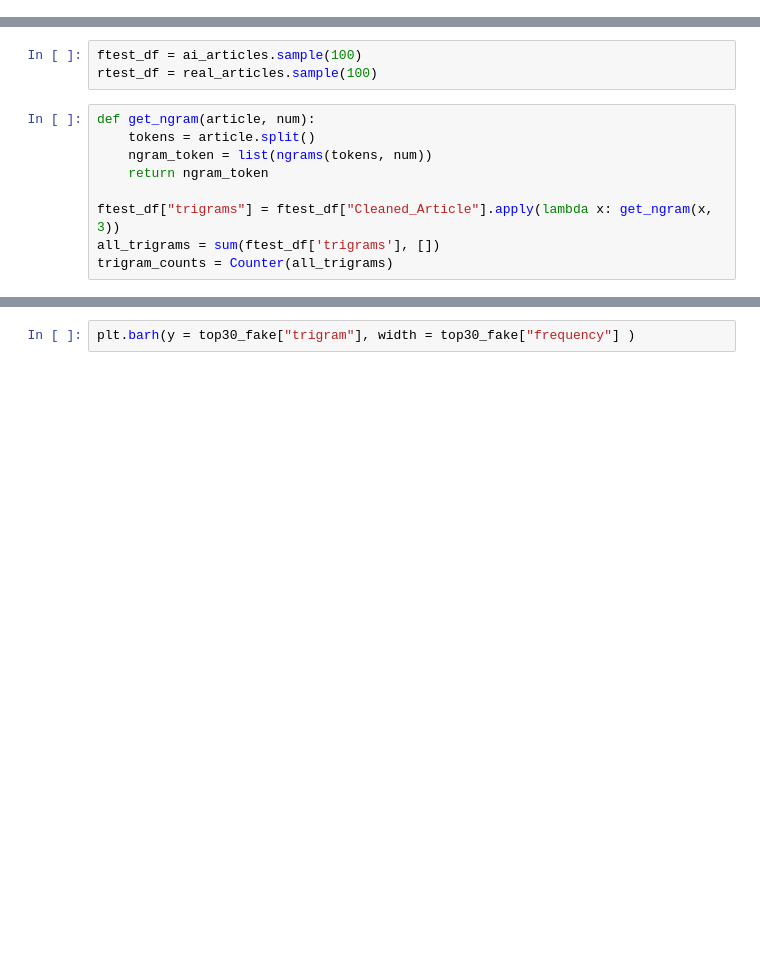
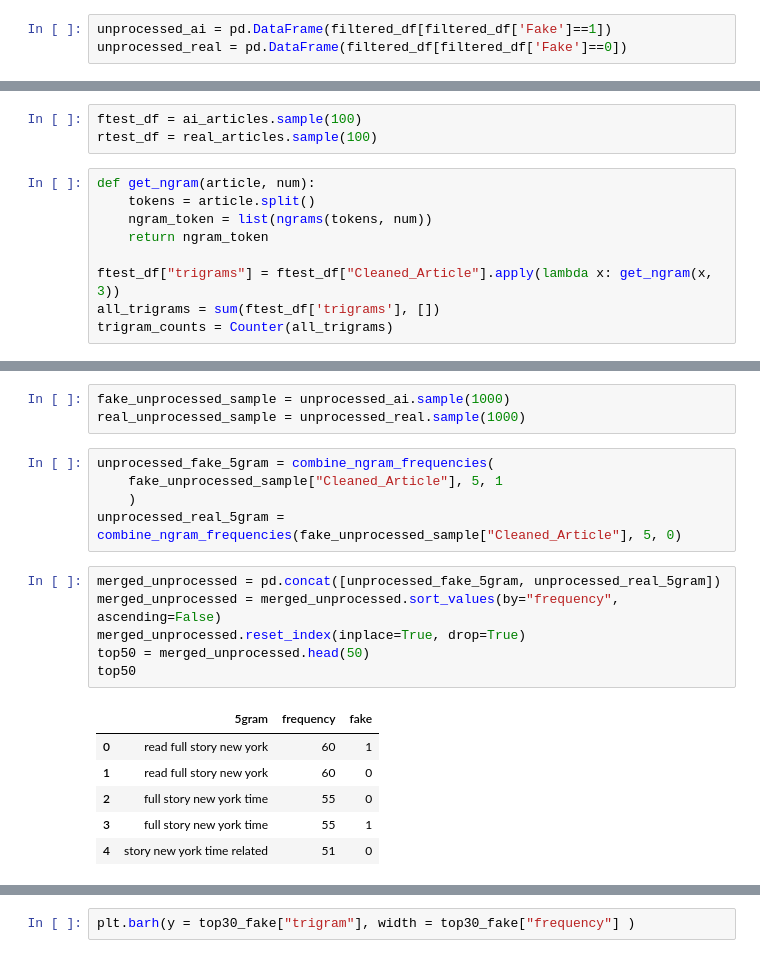
Before and after one commit to mekam790/ai4allc6g3, a Jupyter notebook: data_cleaning_ying.ipynb, the cells around one changed output, grey strips where cells are left out. Cells and saved outputs as stored; diff of their text form; blank space fills up the shorter version.

```diff
--- a/data_cleaning_ying.ipynb
+++ b/data_cleaning_ying.ipynb
@@ -103,6 +103,9 @@ print (f"Number of AI generated articles {sum(filtered_df['Fake'])}")
 The shape of the filtered data frame is: (17278, 2)
 Number of real articles 8618
 Number of AI generated articles 8660
+# %%
+unprocessed_ai = pd.DataFrame(filtered_df[filtered_df['Fake']==1])
+unprocessed_real = pd.DataFrame(filtered_df[filtered_df['Fake']==0])
 # %%
 def text_preprocessing(article):
     """
@@ -225,0 +282,21 @@ Counter({('new', 'york', 'city'): 29, ('new', 'york', 'time'): 26, ('read', 'ful
+# %%
+fake_unprocessed_sample = unprocessed_ai.sample(1000)
+real_unprocessed_sample = unprocessed_real.sample(1000)
+# %%
+unprocessed_fake_5gram = combine_ngram_frequencies(
+    fake_unprocessed_sample["Cleaned_Article"], 5, 1
+    )
+unprocessed_real_5gram = combine_ngram_frequencies(fake_unprocessed_sample["Cleaned_Article"], 5, 0)
+# %%
+merged_unprocessed = pd.concat([unprocessed_fake_5gram, unprocessed_real_5gram])
+merged_unprocessed = merged_unprocessed.sort_values(by="frequency", ascending=False)
+merged_unprocessed.reset_index(inplace=True, drop=True)
+top50 = merged_unprocessed.head(50)
+top50
+# %% [output]
+|  | 5gram | frequency | fake |
+| 0 | read full story new york | 60 | 1 |
+| 1 | read full story new york | 60 | 0 |
+| 2 | full story new york time | 55 | 0 |
+| 3 | full story new york time | 55 | 1 |
+| 4 | story new york time related | 51 | 0 |
```
Also changed, not shown: parts of 13 cells of this notebook, 1 other file.
